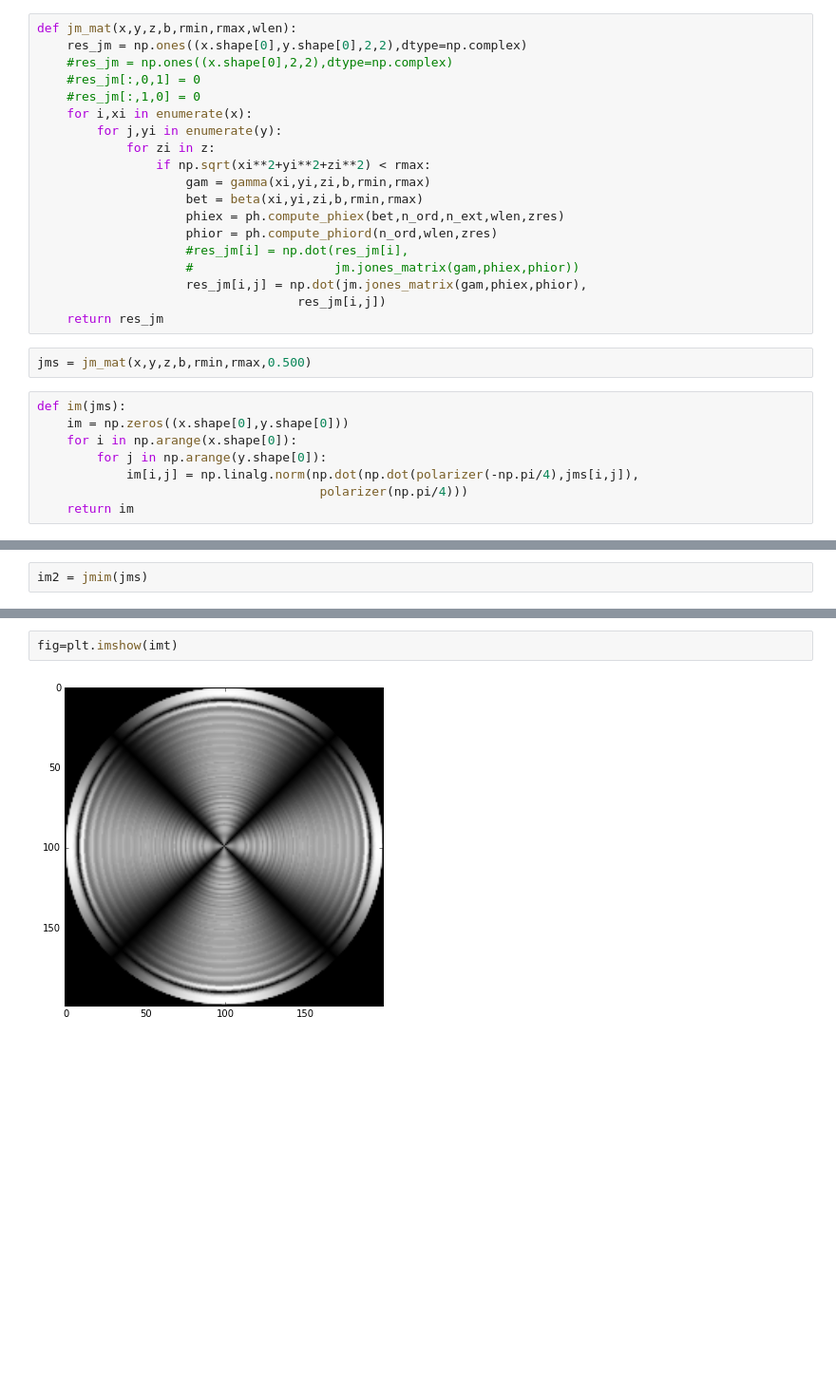
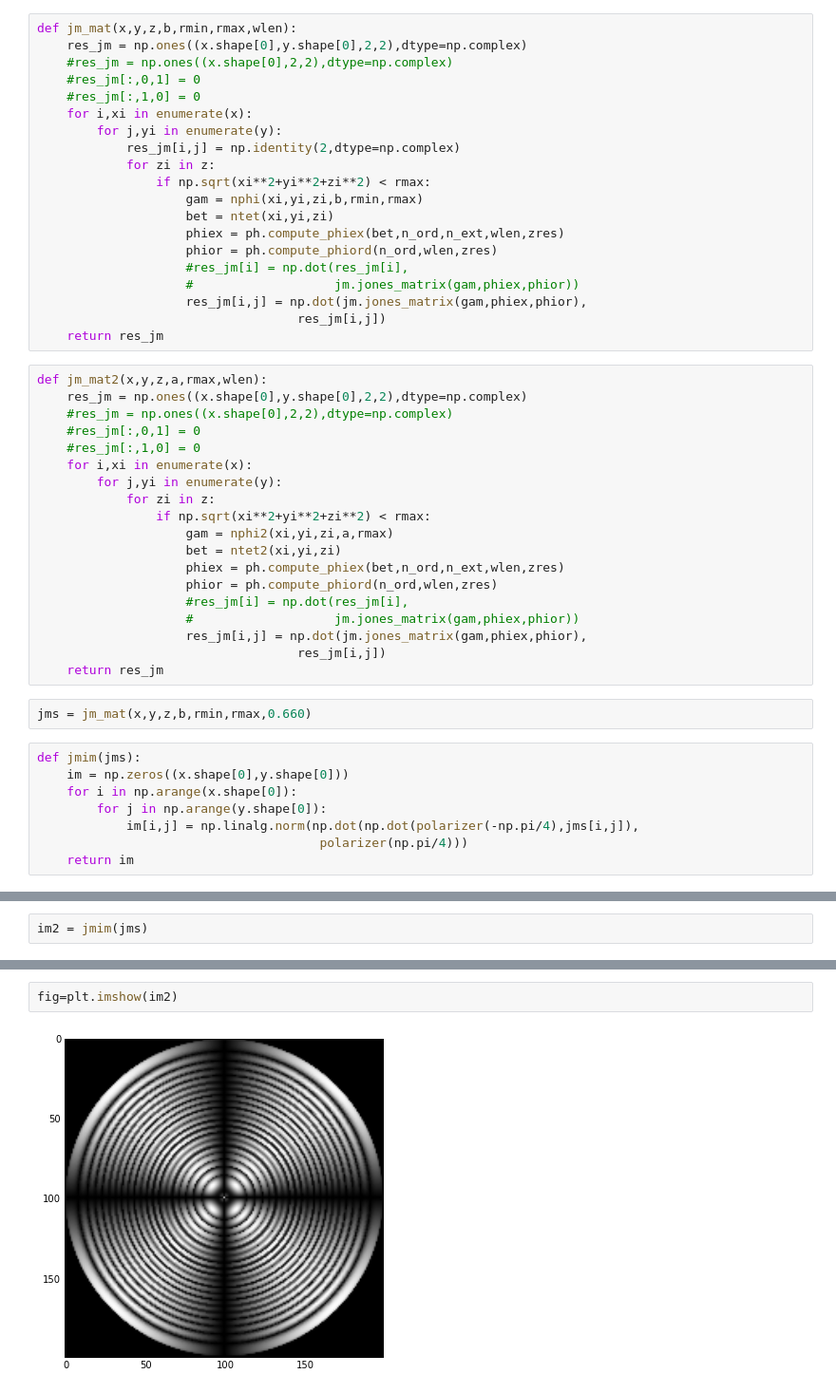
Before and after one commit to AlexisdlC/droptwist, a Jupyter notebook: radial_drop_jm.ipynb, the cells around one changed output, grey strips where cells are left out. Shown: that part at 95% size. Saved outputs shown, nothing was run; the diff lists cells and outputs as text; blank space fills up the shorter version.

```diff
--- a/radial_drop_jm.ipynb
+++ b/radial_drop_jm.ipynb
@@ -129,5 +186,25 @@ z = np.arange(-rmax,rmax,zres)
+# %%
+def jm_mat(x,y,z,b,rmin,rmax,wlen):
+    res_jm = np.ones((x.shape[0],y.shape[0],2,2),dtype=np.complex)
+    #res_jm = np.ones((x.shape[0],2,2),dtype=np.complex)
+    #res_jm[:,0,1] = 0
+    #res_jm[:,1,0] = 0
+    for i,xi in enumerate(x):
+        for j,yi in enumerate(y):
+            res_jm[i,j] = np.identity(2,dtype=np.complex)
+            for zi in z:
+                if np.sqrt(xi**2+yi**2+zi**2) < rmax:
+                    gam = nphi(xi,yi,zi,b,rmin,rmax)
+                    bet = ntet(xi,yi,zi)
+                    phiex = ph.compute_phiex(bet,n_ord,n_ext,wlen,zres)
+                    phior = ph.compute_phiord(n_ord,wlen,zres)
+                    #res_jm[i] = np.dot(res_jm[i],
+                    #                   jm.jones_matrix(gam,phiex,phior))
+                    res_jm[i,j] = np.dot(jm.jones_matrix(gam,phiex,phior),
+                                   res_jm[i,j])
+    return res_jm
 # %%
-def jm_mat(x,y,z,b,rmin,rmax,wlen):
+def jm_mat2(x,y,z,a,rmax,wlen):
     res_jm = np.ones((x.shape[0],y.shape[0],2,2),dtype=np.complex)
     #res_jm = np.ones((x.shape[0],2,2),dtype=np.complex)
     #res_jm[:,0,1] = 0
@@ -136,8 +213,8 @@ def jm_mat(x,y,z,b,rmin,rmax,wlen):
         for j,yi in enumerate(y):
             for zi in z:
                 if np.sqrt(xi**2+yi**2+zi**2) < rmax:
-                    gam = gamma(xi,yi,zi,b,rmin,rmax)
-                    bet = beta(xi,yi,zi,b,rmin,rmax)
+                    gam = nphi2(xi,yi,zi,a,rmax)
+                    bet = ntet2(xi,yi,zi)
                     phiex = ph.compute_phiex(bet,n_ord,n_ext,wlen,zres)
                     phior = ph.compute_phiord(n_ord,wlen,zres)
                     #res_jm[i] = np.dot(res_jm[i],
@@ -146,9 +223,9 @@ def jm_mat(x,y,z,b,rmin,rmax,wlen):
                                    res_jm[i,j])
     return res_jm
 # %%
-jms = jm_mat(x,y,z,b,rmin,rmax,0.500)
+jms = jm_mat(x,y,z,b,rmin,rmax,0.660)
 # %%
-def im(jms):
+def jmim(jms):
     im = np.zeros((x.shape[0],y.shape[0]))
     for i in np.arange(x.shape[0]):
         for j in np.arange(y.shape[0]):
@@ -203,4 +283,4 @@ plt.axis('equal')
 # %%
-fig=plt.imshow(imt)
+fig=plt.imshow(im2)
 # %% [output]
-[figure, old version]
+[figure, new version]
```
Also changed, not shown: parts of 11 cells of this notebook, 1 other file.
